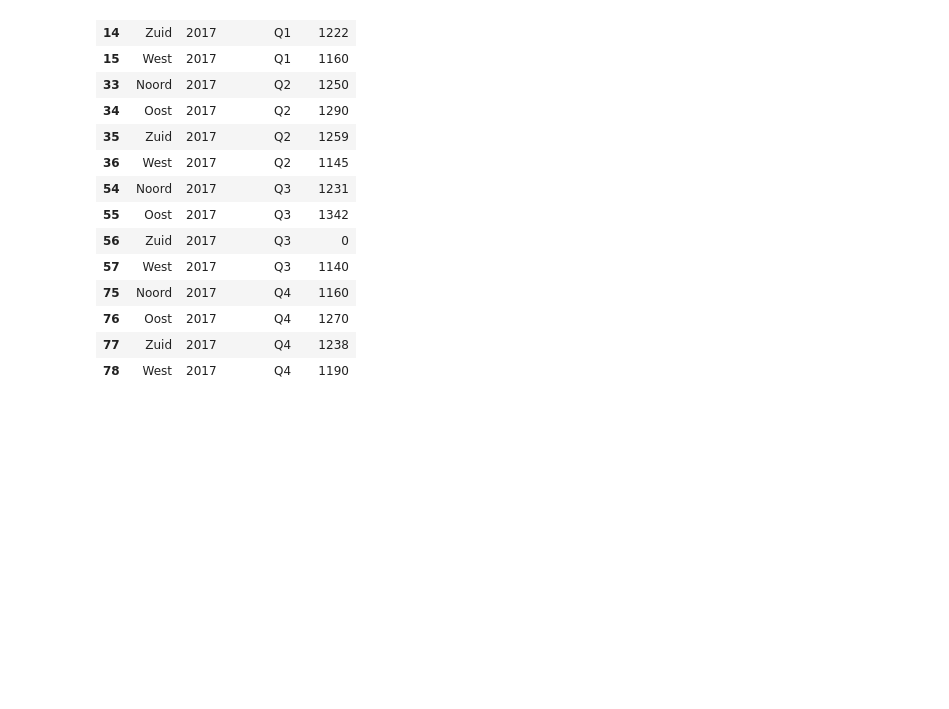
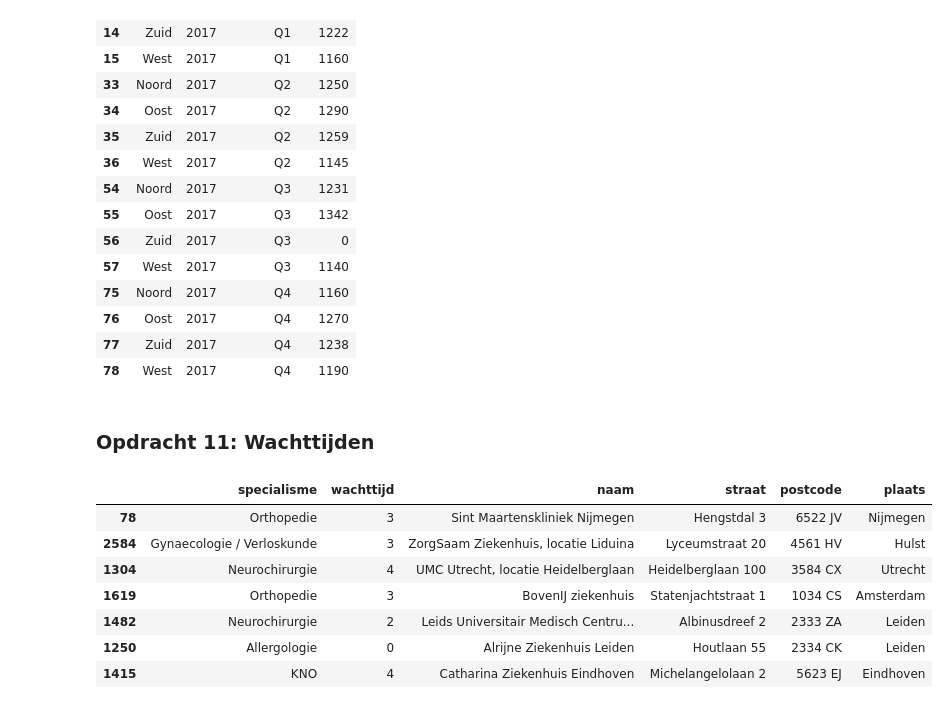
Before and after one commit to Brinkhuis/Cursus, a Jupyter notebook: notebooks/antwoorden.ipynb, the cells around one changed output. Saved outputs shown, nothing was run; the diff lists cells and outputs as text; code cells hidden in the pictures; blank space fills up the shorter version.

```diff
--- a/notebooks/antwoorden.ipynb
+++ b/notebooks/antwoorden.ipynb
@@ -637,3 +637,5 @@ df_long[df_long.Jaar == 2017] # toon jaar 2017
 | 76 | Oost | 2017 | Q4 | 1270 |
 | 77 | Zuid | 2017 | Q4 | 1238 |
 | 78 | West | 2017 | Q4 | 1190 |
+# %% [markdown]
+### Opdracht 11: Wachttijden
@@ -639,0 +648,13 @@ df_long[df_long.Jaar == 2017] # toon jaar 2017
+# %%
+# read data
+df = pd.read_csv('../data/wachttijden.csv', sep = ';', usecols=['specialisme', 'wachttijd', 'naam', 'straat', 'postcode', 'plaats'])
+df.sample(n=7)
+# %% [output]
+|  | specialisme | wachttijd | naam | straat | postcode | plaats |
+| 78 | Orthopedie | 3 | Sint Maartenskliniek Nijmegen | Hengstdal 3 | 6522 JV | Nijmegen |
+| 2584 | Gynaecologie / Verloskunde | 3 | ZorgSaam Ziekenhuis, locatie Liduina | Lyceumstraat 20 | 4561 HV | Hulst |
+| 1304 | Neurochirurgie | 4 | UMC Utrecht, locatie Heidelberglaan | Heidelberglaan 100 | 3584 CX | Utrecht |
+| 1619 | Orthopedie | 3 | BovenIJ ziekenhuis | Statenjachtstraat 1 | 1034 CS | Amsterdam |
+| 1482 | Neurochirurgie | 2 | Leids Universitair Medisch Centru... | Albinusdreef 2 | 2333 ZA | Leiden |
+| 1250 | Allergologie | 0 | Alrijne Ziekenhuis Leiden | Houtlaan 55 | 2334 CK | Leiden |
+| 1415 | KNO | 4 | Catharina Ziekenhuis Eindhoven | Michelangelolaan 2 | 5623 EJ | Eindhoven |
```
Also changed, not shown: parts of 4 cells of this notebook, 2 other files.
